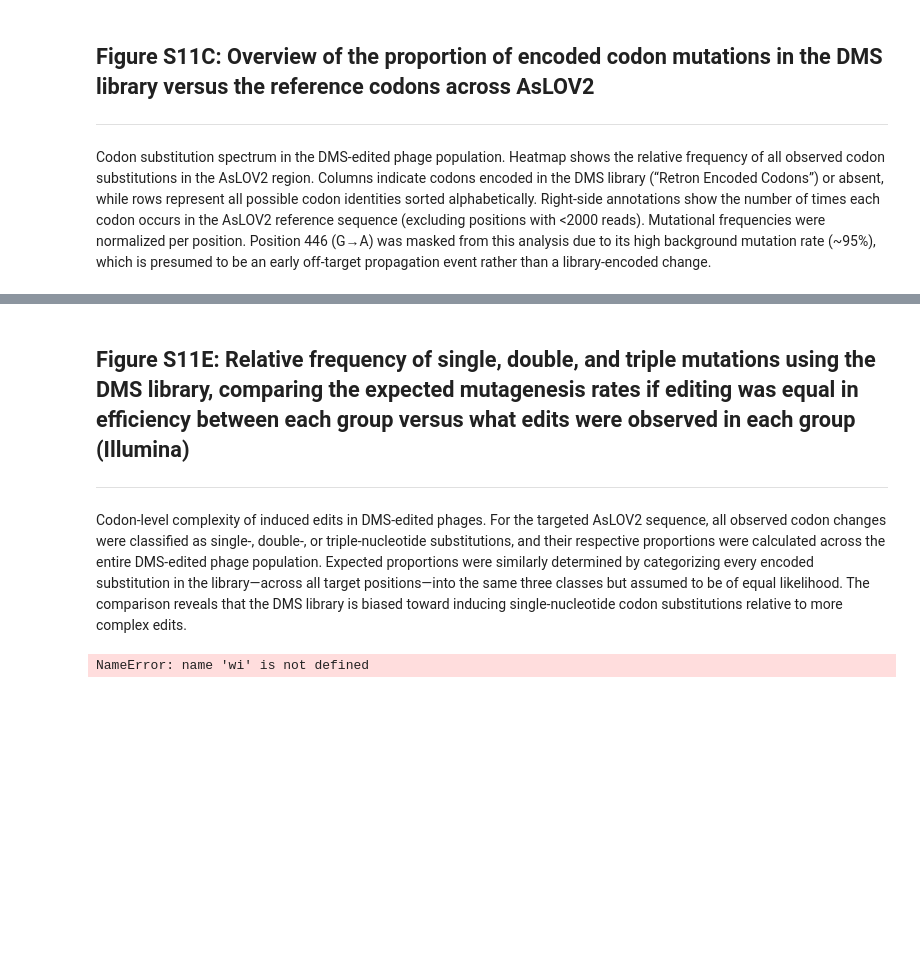
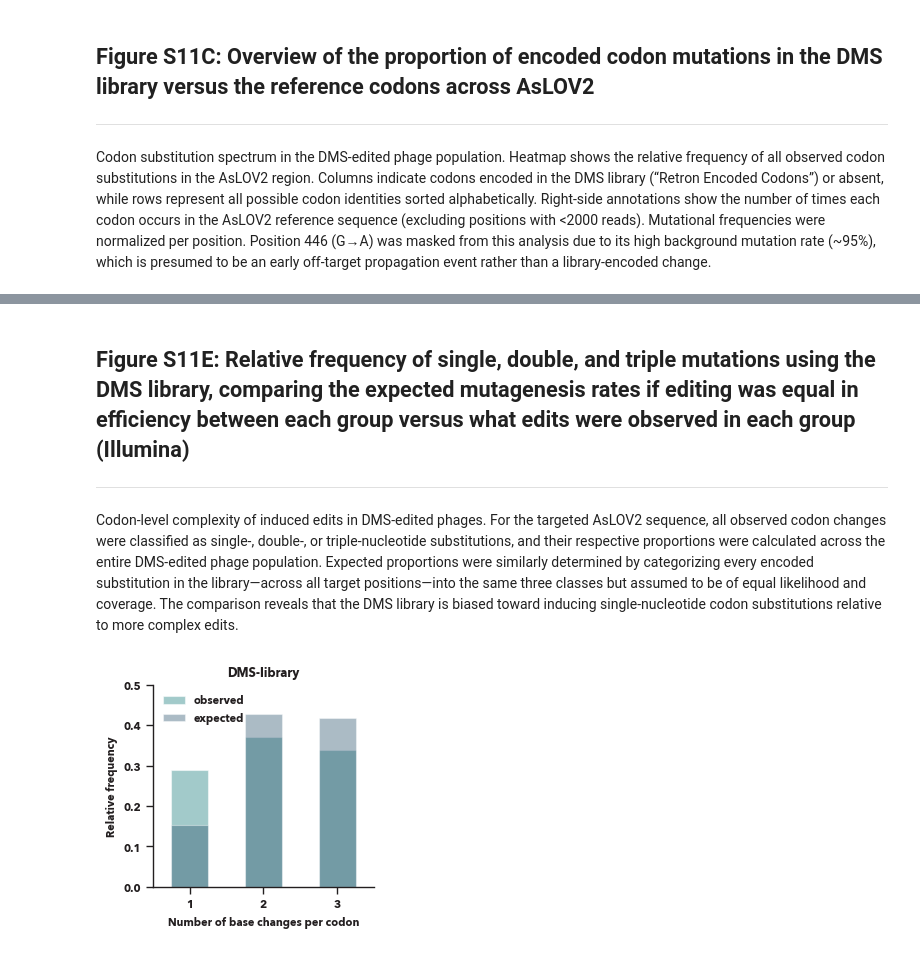
Before and after one commit to annavonbachmann/pogo_pance_draft, a Jupyter notebook: figure_notebooks/Figure_S11.ipynb, the cells around one changed output, grey strips where cells are left out. Drawn from its saved outputs; the diff is of its cells as text; code cells hidden in the pictures; blank space fills up the shorter version.

```diff
--- a/figure_notebooks/Figure_S11.ipynb
+++ b/figure_notebooks/Figure_S11.ipynb
@@ -494,7 +496,7 @@ plt.show()
 ## Figure S11E:  Relative frequency of single, double, and triple mutations using the DMS library, comparing the expected mutagenesis rates if editing was equal in efficiency between each group versus what edits were observed in each group (Illumina)
 ----------------------------
 
-Codon-level complexity of induced edits in DMS-edited phages. For the targeted AsLOV2 sequence, all observed codon changes were classified as single-, double-, or triple-nucleotide substitutions, and their respective proportions were calculated across the entire DMS-edited phage population. Expected proportions were similarly determined by categorizing every encoded substitution in the library—across all target positions—into the same three classes but assumed to be of equal likelihood. The comparison reveals that the DMS library is biased toward inducing single-nucleotide codon substitutions relative to more complex edits.
+Codon-level complexity of induced edits in DMS-edited phages. For the targeted AsLOV2 sequence, all observed codon changes were classified as single-, double-, or triple-nucleotide substitutions, and their respective proportions were calculated across the entire DMS-edited phage population. Expected proportions were similarly determined by categorizing every encoded substitution in the library—across all target positions—into the same three classes but assumed to be of equal likelihood and coverage. The comparison reveals that the DMS library is biased toward inducing single-nucleotide codon substitutions relative to more complex edits.
 # %%
 # ====================== LOAD CODON ENRICHMENT COUNTS FOR VARIANT ======================
 
@@ -533,32 +535,32 @@ for pos, ref_codon in enumerate(ref_codons):
 relative_Nt_changes_observed = {key: val/sum(Nt_changes.values()) for key,val in Nt_changes.items()}
 
 # ====================== CALCULATE EXPECTED SINGLE/DOUBLE/TRIPLE NT CHANGES (CODON-WISE) ======================
 
 # --- Initialize dictionary to count expected codon changes by number of nucleotide substitutions ---
 # This assumes all possible E. coli-preferred codon substitutions are equally likely
 expected_Nt_changes = {1:0, 2:0, 3:0}
 
 for ref_codon in ref_codons:
     for mut_Codon in ecoli_pref.values():
         if mut_Codon != ref_codon:
             n_changes = sum([ref_codon[i] != mut_Codon[i] for i in range(3)])
             expected_Nt_changes[n_changes] += 1
 
 # --- Normalize to obtain relative expected frequencies of 1-, 2-, and 3-nt changes ---
 relative_expected_Nt_changes = {key: val/sum(expected_Nt_changes.values()) for key, val in expected_Nt_changes.items()}
 
 # ====================== PLOT OBSERVED VS EXPECTED CODON MUTATION TYPES ======================
 
-fig = plt.figure(figsize=(wi*0.6, hi/3))
+fig = plt.figure(figsize=(wi2*0.6, hi/3))
 
 sns.barplot(relative_Nt_changes_observed, alpha = 0.5, label = "observed", color = "#38A3A5", width = 0.5)
 sns.barplot(relative_expected_Nt_changes, alpha = 0.4, label = "expected", color = "#22577A", width = 0.5)
 plt.legend(frameon = False)
 plt.xlabel("Number of base changes per codon")
 plt.ylabel("Relative frequency")
 plt.title("DMS-library")
 plt.ylim(top = 0.50)
 # plt.savefig(f"{FigFolder}/{variant}_base_changes_per_codon_exp_vs_obs.pdf")
 plt.show()
 # %% [output]
-NameError: name 'wi' is not defined
+[figure, added]
```
Also changed, not shown: parts of 4 cells of this notebook, 22 other files.
